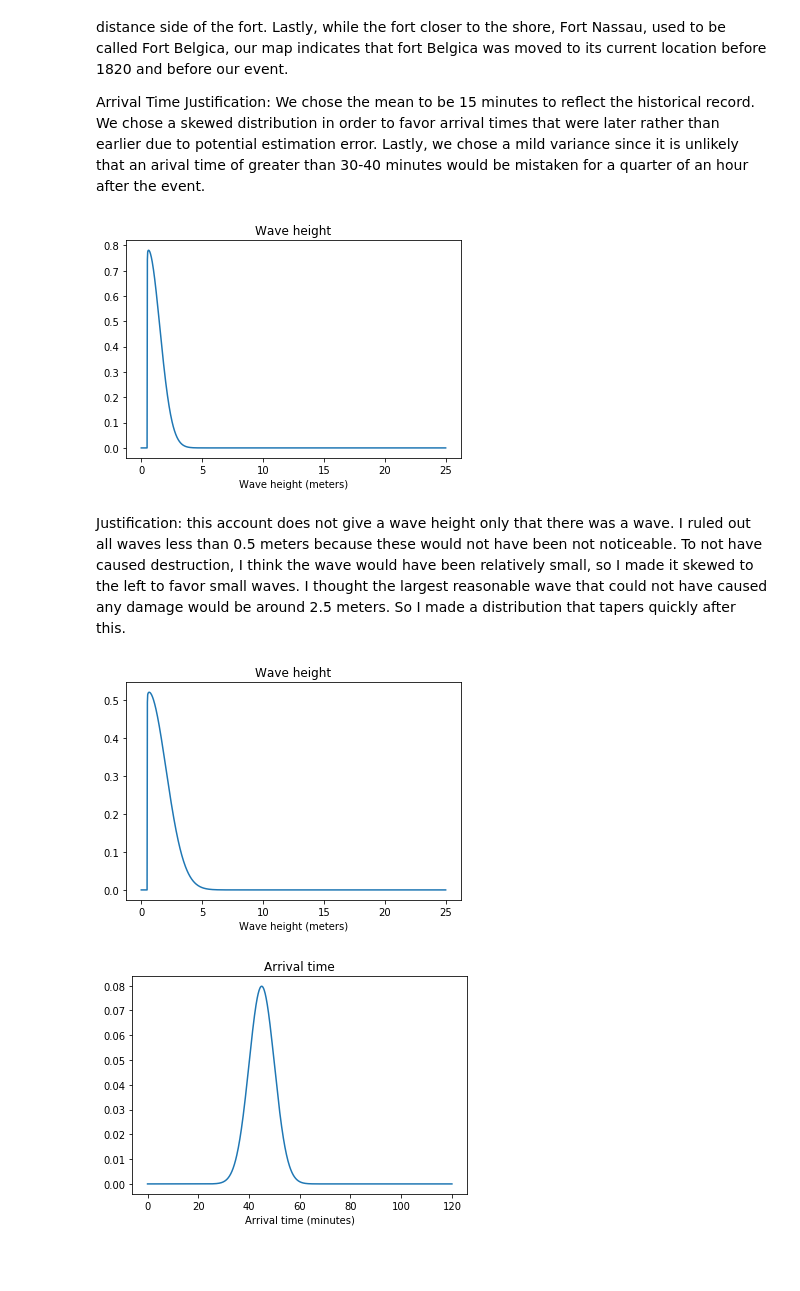
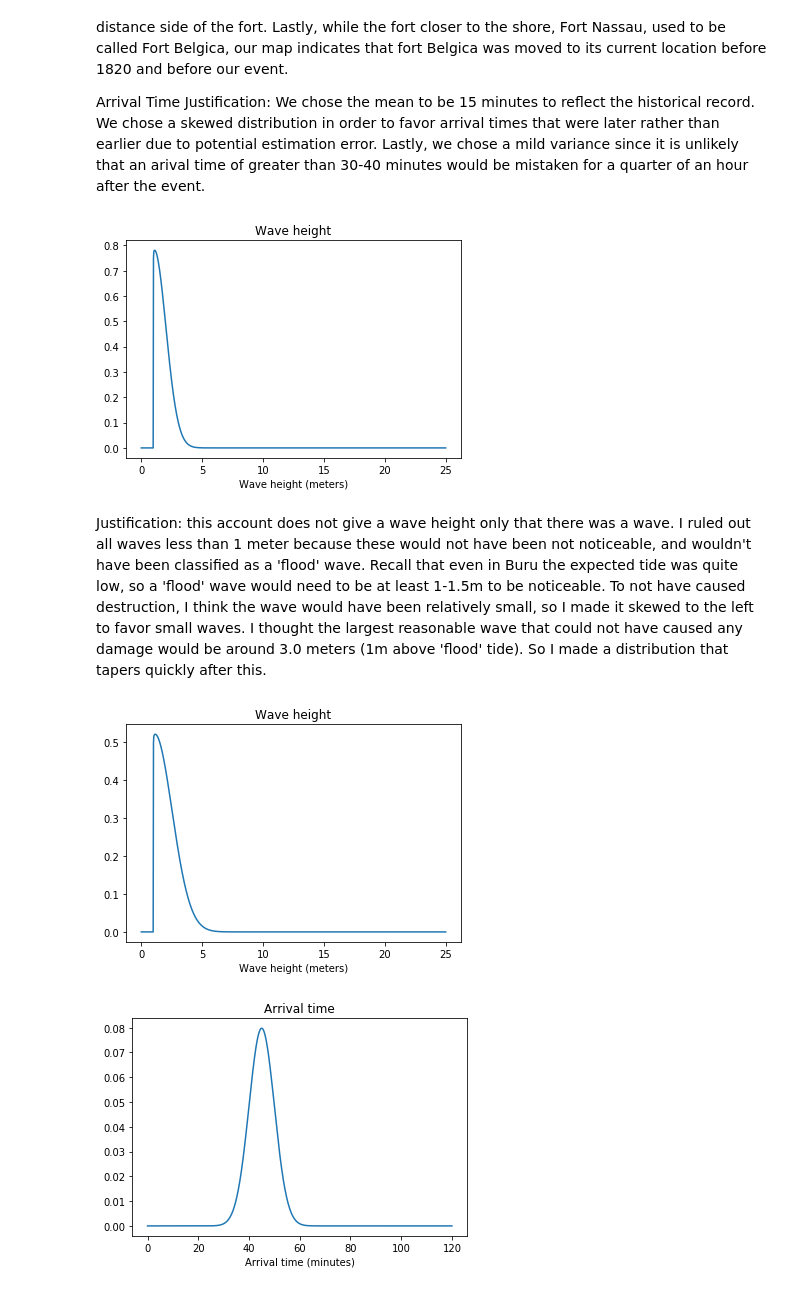
Before and after one commit to jpw37/tsunamibayes, a Jupyter notebook: Model_Scripts/Scenarios/1852jgr/PreRun/Gauges.ipynb, the cells around one changed output. Drawn from its saved outputs; the diff is of its cells as text; code cells hidden in the pictures; blank space fills up the shorter version.

```diff
--- a/Model_Scripts/Scenarios/1852jgr/PreRun/Gauges.ipynb
+++ b/Model_Scripts/Scenarios/1852jgr/PreRun/Gauges.ipynb
@@ -118,6 +125,11 @@ Justification: I chose the mean as 3m since this was the observation. I chose th
 #Fort Nassau side dock shore coordinates, just north of the boat dock
 #used coordinates to the East of Fort Nassau, so measured distance to the dock on the east side
 #Note that right now we are not using the observations on Lonthor, but should add this in later
+
+#Here we assume that the water can't reach even the base of any homes/storehouses until it exceeds the flood tide
+#level which would be +2m at least.  Then the water must exceed the height of the storehouses and homes, which
+#for the style of homes built at the time would be at least 4-5m which would yield an expected wave height of 6-7m.
+#Of course there is a lot of uncertainty in this observation, so the distribution is substantially wider than others.
 
 city_name = 'Banda Neira - Tsunami Catalog'
 name = 10003  #
@@ -131,7 +143,7 @@ arrival_skew_param = 2
 arrival_mean = 15  # in minutes
 arrival_std = 5
 arrival_params = [arrival_skew_param, arrival_mean, arrival_std]
-height_mean = 6.0  # in meters
+height_mean = 6.5  # in meters
 height_std = 1.0
 height_params = [height_mean, height_std]
 inundation_skew_param = 3
@@ -216,11 +228,11 @@ distance = 0  # in kilometers (max 5) //TODO Not sure what this is??
 kind = [None, 'chi', None]
 
 # For kind = 'chi'
-arrival_k = None # chi2 parameter
+arrival_k = None # chi parameter
 arrival_lower_bound = None # in meters
 arrival_params = [arrival_k, arrival_lower_bound]
-height_k = 1.01 # chi2 param
-height_loc = 0.5 # in meters
+height_k = 1.01 # chi param
+height_loc = 1.0 # in meters
 height_scale = 1.0
 height_params = [height_k, height_loc, height_scale]
 inundation_k = None
@@ -244,9 +256,9 @@ gauges.append(g.to_json())
 # plt.show()
 g.plot()
 # %% [output]
-[figure, old version]
+[figure, new version]
 # %% [markdown]
-Justification:  this account does not give a wave height only that there was a wave. I ruled out all waves less than 0.5 meters because these would not have been not noticeable. To not have caused destruction, I think the wave would have been relatively small, so I made it skewed to the left to favor small waves. I thought the largest reasonable wave that could not have caused any damage would be around  2.5 meters. So I made a distribution that tapers quickly after this.
+Justification:  this account does not give a wave height only that there was a wave. I ruled out all waves less than 1 meter because these would not have been not noticeable, and wouldn't have been classified as a 'flood' wave.  Recall that even in Buru the expected tide was quite low, so a 'flood' wave would need to be at least 1-1.5m to be noticeable. To not have caused destruction, I think the wave would have been relatively small, so I made it skewed to the left to favor small waves. I thought the largest reasonable wave that could not have caused any damage would be around 3.0 meters (1m above 'flood' tide). So I made a distribution that tapers quickly after this.
 # %%
 #Pulau Haruku (Hulaliu) - Wichmann Catalog
 #tsunami seen at the town of Hulaliu (as well as Oma and Wasu which I can't find)
@@ -254,6 +266,7 @@ Justification:  this account does not give a wave height only that there was a w
 # location chosen as near the current boat dock which appears to be near a church like structure is given by -3.5435, 128.556
 # We choose a distribution very similar to that for Buru, except that in this case we allow for a longer tail
 # to the right because there is no statement that there were 'no significant damages'
+
 
 city_name = 'Hulaliu - Wichmann Catalog'
 name = 10005  #
@@ -264,35 +277,35 @@ kind = [None, 'chi', None]
 
 # For kind = 'chi2'
 arrival_k = None # chi2 parameter
 arrival_lower_bound = None # in meters
 arrival_params = [arrival_k, arrival_lower_bound]
 height_k = 1.01 # chi2 param
-height_loc = 0.5 # in meters
+height_loc = 1.0 # in meters
 height_scale = 1.5
 height_params = [height_k, height_loc, height_scale]
 inundation_k = None
 inundation_lower_bound = None
 inundation_params = [inundation_k, inundation_lower_bound]
 
 beta = 0
 n = .015
 
 g = Gauge(name, longitude, latitude, distance,
                 kind, arrival_params, height_params, inundation_params, beta, n, city_name)
 gauges.append(g.to_json())
 
 
 # height_upper_bound = 5
 
 # ## Don't edit code below this
 # domain = np.linspace(0,height_upper_bound,100)
 # plt.plot(domain, stats.chi(height_k,height_loc,height_scale).pdf(domain))
 # plt.xlabel("wave height(meters)")
 # plt.show()
 
 g.plot()
 # %% [output]
-[figure, old version]
+[figure, new version]
 # %%
 #Saparua - Wichmann Catalog
 #Pg 149 - "a flood wave penetrated into the bay of Saparua four times
```
Also changed, not shown: parts of 15 cells of this notebook, 1 other file.
